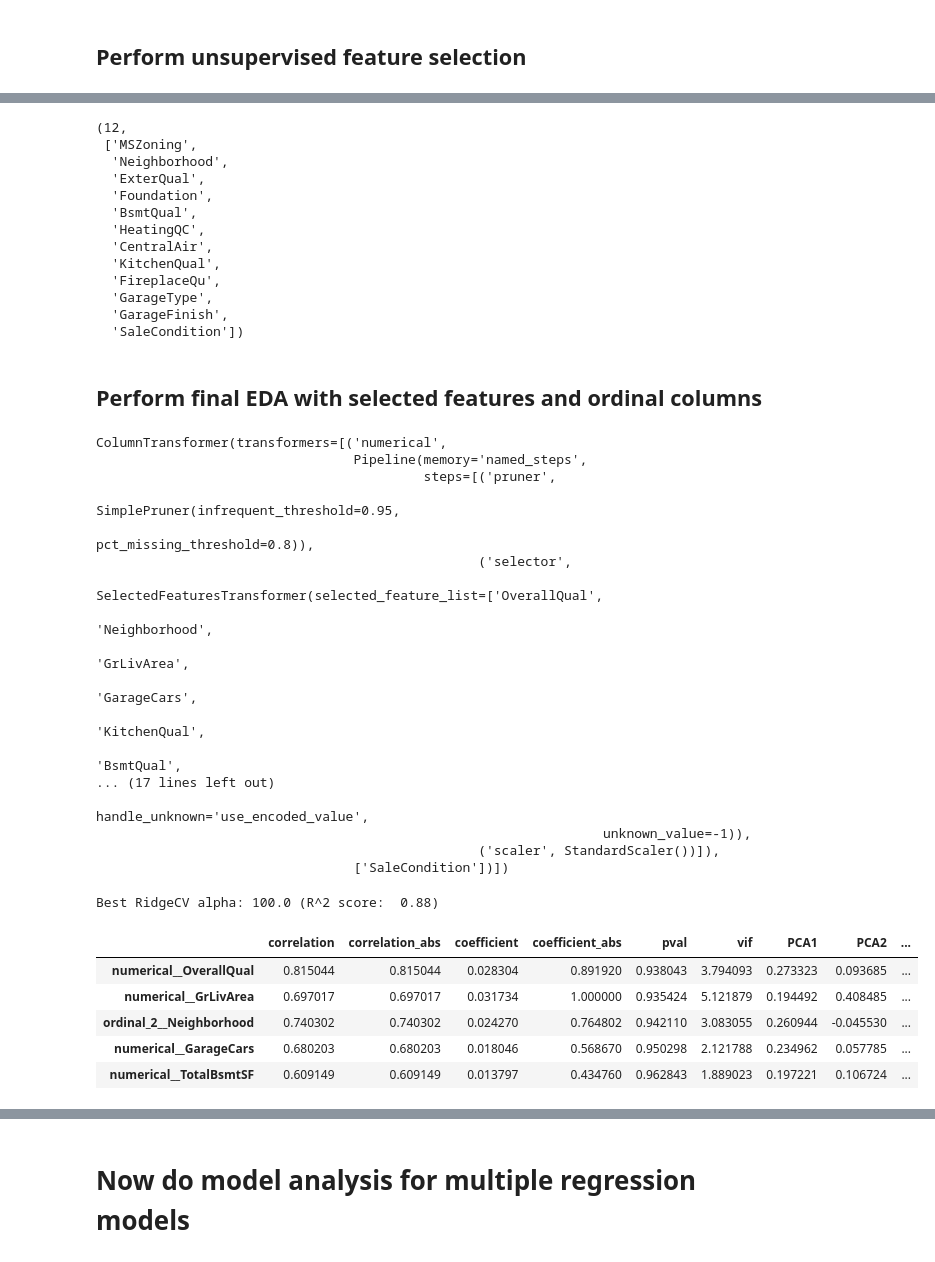
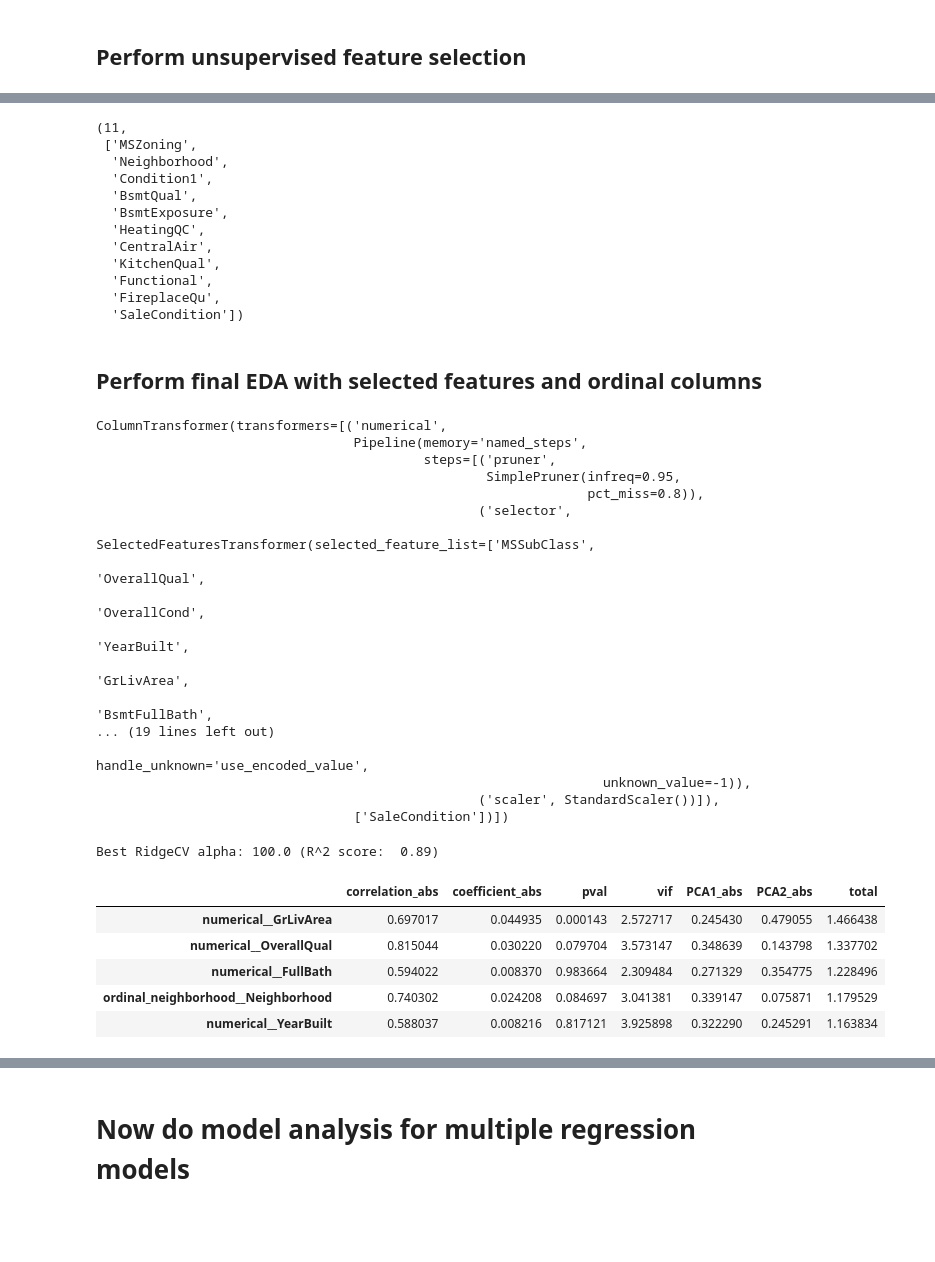
Before and after one commit to JimGile/group3-project2-ml, a Jupyter notebook: jim/notebooks/house_prices_eda.ipynb, the cells around one changed output, grey strips where cells are left out. Cells and saved outputs as stored; diff of their text form; code cells hidden in the pictures; blank space fills up the shorter version.

Commit message:
unsupervised feature selection

```diff
--- a/jim/notebooks/house_prices_eda.ipynb
+++ b/jim/notebooks/house_prices_eda.ipynb
@@ -129,4 +155,0 @@ model_pred_df
-# %%
-# Looks like the CV Models perform the best with a PowerTransformer.
-# NOTE: These are pretty good scores with very basic encoding and no feature selection
-eda.target_transformer = target_transformation_dict['PowerTransformer']
@@ -155,5 +155,0 @@ col_info_df
-# %%
-# Set pruning thresholds on the eda object according to column data type and cardinality
-eda.prune_threshold_categorical = 0.9
-eda.prune_threshold_numerical = 0.95
-eda.prune_threshold_pct_missing = 0.8
@@ -260,59 +156,62 @@ imp_features_list
 # %%
+# Update EDA object with selected features
+eda.selected_feature_list = selected_features
+
 # Now get the list of important ordinal columns
-final_ordinal_cols = eda.get_final_ordinal_col_names(imp_features_list)
+final_ordinal_cols = eda.get_final_ordinal_col_names(selected_features)
 len(final_ordinal_cols), final_ordinal_cols
 # %% [output]
-(12,
+(11,
  ['MSZoning',
   'Neighborhood',
-  'ExterQual',
-  'Foundation',
+  'Condition1',
   'BsmtQual',
+  'BsmtExposure',
   'HeatingQC',
   'CentralAir',
   'KitchenQual',
+  'Functional',
   'FireplaceQu',
-  'GarageType',
-  'GarageFinish',
   'SaleCondition'])
 # %% [markdown]
 ## Perform final EDA with selected features and ordinal columns
 # %%
 # Reset transformer properties to use the selected columns and ordinal columns
-eda.selected_feature_list = imp_features_list
-eda.ordinal_encoding_cols = {}
+eda.ordinal_encoding_col_dict = {}
 for col_name in final_ordinal_cols:
     eda.add_ordinal_encoding_column(col_name, None)
 
-feature_transformer = eda.create_feature_transformer()
-feature_transformer
+eda.feature_transformer = eda.create_feature_transformer()
+eda.feature_transformer
 # %% [output]
 ColumnTransformer(transformers=[('numerical',
                                  Pipeline(memory='named_steps',
                                           steps=[('pruner',
-                                                  SimplePruner(infrequent_threshold=0.95,
-                                                               pct_missing_threshold=0.8)),
+                                                  SimplePruner(infreq=0.95,
+                                                               pct_miss=0.8)),
                                                  ('selector',
-                                                  SelectedFeaturesTransformer(selected_feature_list=['OverallQual',
-                                                                                                     'Neighborhood',
+                                                  SelectedFeaturesTransformer(selected_feature_list=['MSSubClass',
+                                                                                                     'OverallQual',
+                                                                                                     'OverallCond',
+                                                                                                     'YearBuilt',
                                                                                                      'GrLivArea',
-                                                                                                     'GarageCars',
-                                                                                                     'KitchenQual',
-                                                                                                     'BsmtQual',
-... (17 lines left out)
+                                                                                                     'BsmtFullBath',
+... (19 lines left out)
                                                                  handle_unknown='use_encoded_value',
                                                                  unknown_value=-1)),
                                                  ('scaler', StandardScaler())]),
                                  ['SaleCondition'])])
 # %%
 # Check feature analysis to ensure we have no multicollinearity (ie. no infinite vifs)
-feature_analysis_df = eda.get_regression_feature_analysis_df(feature_transformer=feature_transformer, target_transformer=target_transformer)
+feature_analysis_df = eda.get_regression_feature_analysis_df(
+    feature_transformer=eda.feature_transformer,
+    target_transformer=eda.target_transformer)
 feature_analysis_df.head()
 # %% [output]
-Best RidgeCV alpha: 100.0 (R^2 score:  0.88)
+Best RidgeCV alpha: 100.0 (R^2 score:  0.89)
-|  | correlation | correlation_abs | coefficient | coefficient_abs | pval | vif | PCA1 | PCA2 | ... |
-| numerical__OverallQual | 0.815044 | 0.815044 | 0.028304 | 0.891920 | 0.938043 | 3.794093 | 0.273323 | 0.093685 | ... |
-| numerical__GrLivArea | 0.697017 | 0.697017 | 0.031734 | 1.000000 | 0.935424 | 5.121879 | 0.194492 | 0.408485 | ... |
-| ordinal_2__Neighborhood | 0.740302 | 0.740302 | 0.024270 | 0.764802 | 0.942110 | 3.083055 | 0.260944 | -0.045530 | ... |
-| numerical__GarageCars | 0.680203 | 0.680203 | 0.018046 | 0.568670 | 0.950298 | 2.121788 | 0.234962 | 0.057785 | ... |
-| numerical__TotalBsmtSF | 0.609149 | 0.609149 | 0.013797 | 0.434760 | 0.962843 | 1.889023 | 0.197221 | 0.106724 | ... |
+|  | correlation_abs | coefficient_abs | pval | vif | PCA1_abs | PCA2_abs | total |
+| numerical__GrLivArea | 0.697017 | 0.044935 | 0.000143 | 2.572717 | 0.245430 | 0.479055 | 1.466438 |
+| numerical__OverallQual | 0.815044 | 0.030220 | 0.079704 | 3.573147 | 0.348639 | 0.143798 | 1.337702 |
+| numerical__FullBath | 0.594022 | 0.008370 | 0.983664 | 2.309484 | 0.271329 | 0.354775 | 1.228496 |
+| ordinal_neighborhood__Neighborhood | 0.740302 | 0.024208 | 0.084697 | 3.041381 | 0.339147 | 0.075871 | 1.179529 |
+| numerical__YearBuilt | 0.588037 | 0.008216 | 0.817121 | 3.925898 | 0.322290 | 0.245291 | 1.163834 |
```
Also changed, not shown: parts of 36 cells of this notebook, 2 other files.
